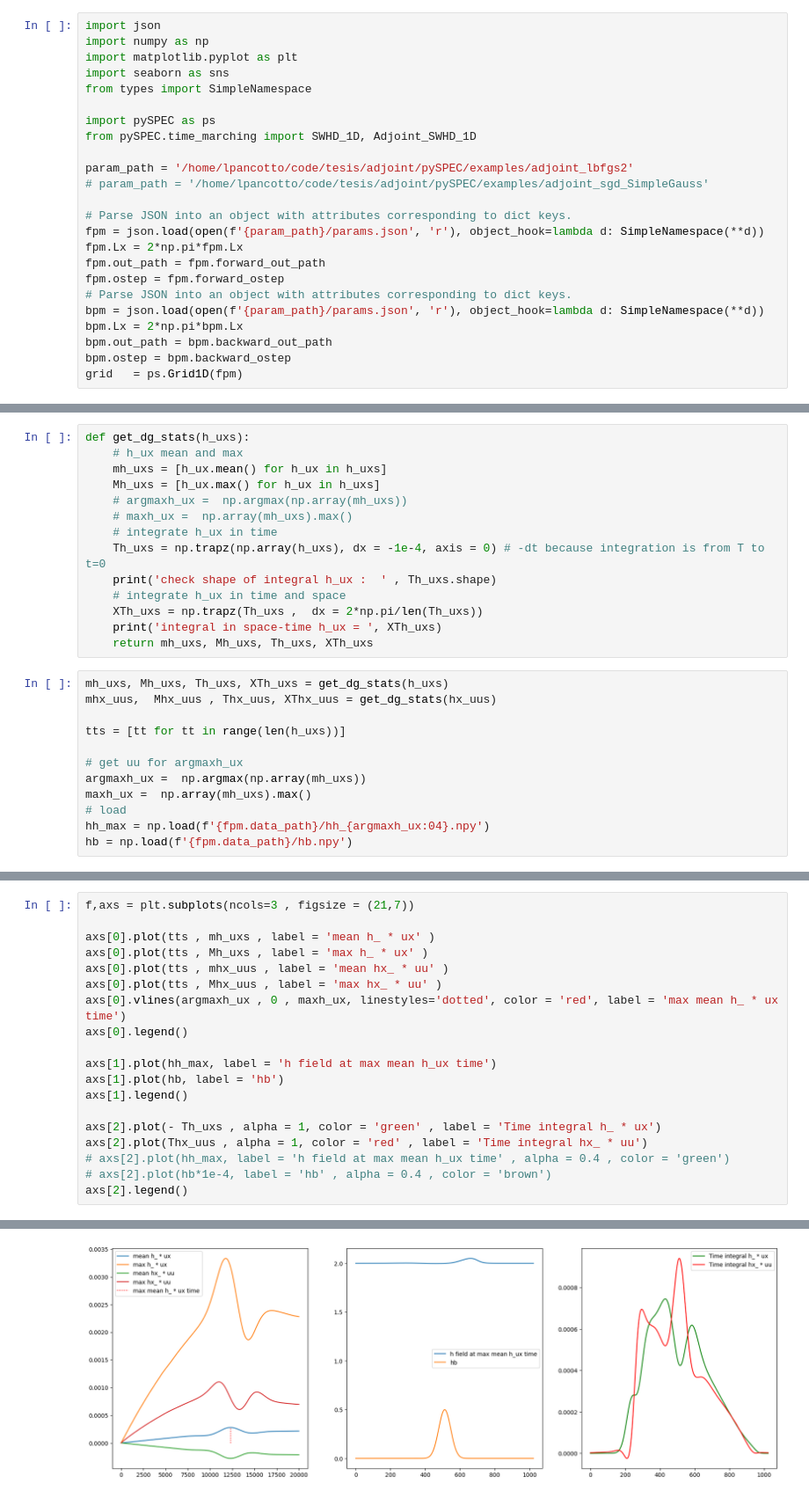
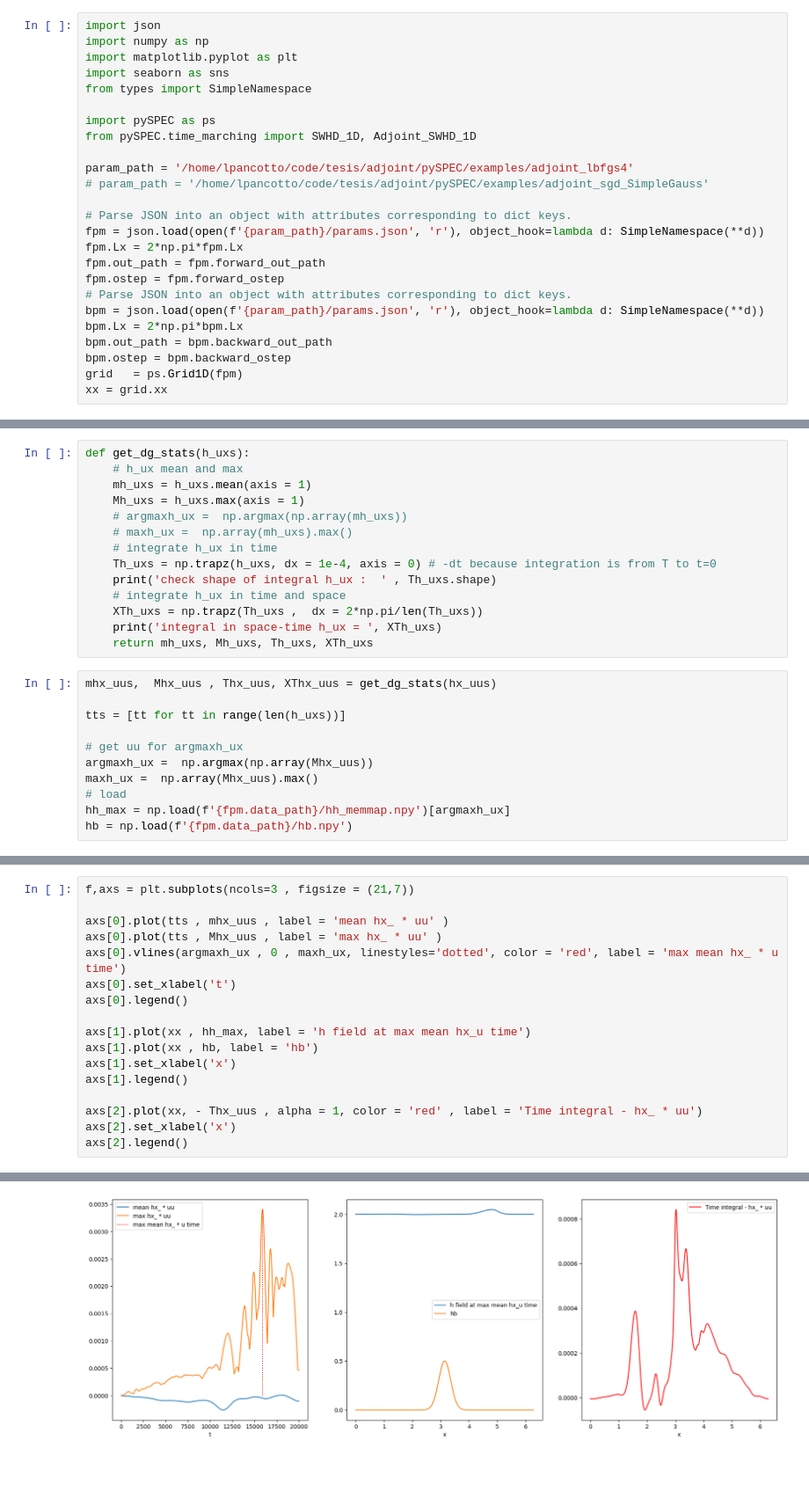
Before and after one commit to PatricioClark/pySPEC, a Jupyter notebook: plot_dg.ipynb, the cells around one changed output, grey strips where cells are left out. Shown at 88% size. Drawn from its saved outputs; the diff is of its cells as text; blank space fills up the shorter version.

```diff
--- a/plot_dg.ipynb
+++ b/plot_dg.ipynb
@@ -8,7 +8,7 @@ from types import SimpleNamespace
 import pySPEC as ps
 from pySPEC.time_marching import SWHD_1D, Adjoint_SWHD_1D
 
-param_path = '/home/lpancotto/code/tesis/adjoint/pySPEC/examples/adjoint_lbfgs2'
+param_path = '/home/lpancotto/code/tesis/adjoint/pySPEC/examples/adjoint_lbfgs4'
 # param_path = '/home/lpancotto/code/tesis/adjoint/pySPEC/examples/adjoint_sgd_SimpleGauss'
 
 # Parse JSON into an object with attributes corresponding to dict keys.
@@ -22,6 +22,7 @@ bpm.Lx = 2*np.pi*bpm.Lx
 bpm.out_path = bpm.backward_out_path
 bpm.ostep = bpm.backward_ostep
 grid   = ps.Grid1D(fpm)
+xx = grid.xx
 # %%
 Nt = round(fpm.T/fpm.dt)
 h_uxs =   np.load(f'{bpm.out_path}/h_ux_memmap.npy', mmap_mode='r') # all uu fields in time
@@ -47,28 +35,27 @@ memmap([[-8.94297796e-09, -8.82698874e-09, -8.69224799e-09, ...,
 # %%
 def get_dg_stats(h_uxs):
     # h_ux mean and max
-    mh_uxs = [h_ux.mean() for h_ux in h_uxs]
-    Mh_uxs = [h_ux.max() for h_ux in h_uxs]
+    mh_uxs = h_uxs.mean(axis = 1)
+    Mh_uxs = h_uxs.max(axis = 1)
     # argmaxh_ux =  np.argmax(np.array(mh_uxs))
     # maxh_ux =  np.array(mh_uxs).max()
     # integrate h_ux in time
-    Th_uxs = np.trapz(np.array(h_uxs), dx = -1e-4, axis = 0) # -dt because integration is from T to t=0
+    Th_uxs = np.trapz(h_uxs, dx = 1e-4, axis = 0) # -dt because integration is from T to t=0
     print('check shape of integral h_ux :  ' , Th_uxs.shape)
     # integrate h_ux in time and space
     XTh_uxs = np.trapz(Th_uxs ,  dx = 2*np.pi/len(Th_uxs))
     print('integral in space-time h_ux = ', XTh_uxs)
     return mh_uxs, Mh_uxs, Th_uxs, XTh_uxs
 # %%
-mh_uxs, Mh_uxs, Th_uxs, XTh_uxs = get_dg_stats(h_uxs)
 mhx_uus,  Mhx_uus , Thx_uus, XThx_uus = get_dg_stats(hx_uus)
 
 tts = [tt for tt in range(len(h_uxs))]
 
 # get uu for argmaxh_ux
-argmaxh_ux =  np.argmax(np.array(mh_uxs))
-maxh_ux =  np.array(mh_uxs).max()
+argmaxh_ux =  np.argmax(np.array(Mhx_uus))
+maxh_ux =  np.array(Mhx_uus).max()
 # load
-hh_max = np.load(f'{fpm.data_path}/hh_{argmaxh_ux:04}.npy')
+hh_max = np.load(f'{fpm.data_path}/hh_memmap.npy')[argmaxh_ux]
 hb = np.load(f'{fpm.data_path}/hb.npy')
 # %% [output]
 check shape of integral h_ux :   (1024,)
@@ -78,22 +63,20 @@ integral in space-time h_ux =  0.001829610309384222
 # %%
 f,axs = plt.subplots(ncols=3 , figsize = (21,7))
 
-axs[0].plot(tts , mh_uxs , label = 'mean h_ * ux' )
-axs[0].plot(tts , Mh_uxs , label = 'max h_ * ux' )
 axs[0].plot(tts , mhx_uus , label = 'mean hx_ * uu' )
 axs[0].plot(tts , Mhx_uus , label = 'max hx_ * uu' )
-axs[0].vlines(argmaxh_ux , 0 , maxh_ux, linestyles='dotted', color = 'red', label = 'max mean h_ * ux time')
+axs[0].vlines(argmaxh_ux , 0 , maxh_ux, linestyles='dotted', color = 'red', label = 'max mean hx_ * u time')
+axs[0].set_xlabel('t')
 axs[0].legend()
 
-axs[1].plot(hh_max, label = 'h field at max mean h_ux time')
-axs[1].plot(hb, label = 'hb')
+axs[1].plot(xx , hh_max, label = 'h field at max mean hx_u time')
+axs[1].plot(xx , hb, label = 'hb')
+axs[1].set_xlabel('x')
 axs[1].legend()
 
-axs[2].plot(- Th_uxs , alpha = 1, color = 'green' , label = 'Time integral h_ * ux')
-axs[2].plot(Thx_uus , alpha = 1, color = 'red' , label = 'Time integral hx_ * uu')
-# axs[2].plot(hh_max, label = 'h field at max mean h_ux time' , alpha = 0.4 , color = 'green')
-# axs[2].plot(hb*1e-4, label = 'hb' , alpha = 0.4 , color = 'brown')
+axs[2].plot(xx, - Thx_uus , alpha = 1, color = 'red' , label = 'Time integral - hx_ * uu')
+axs[2].set_xlabel('x')
 axs[2].legend()
 # %% [output]
 <matplotlib.legend.Legend at 0x...>
-[figure, old version]
+[figure, new version]
```
Also changed, not shown: parts of 11 cells of this notebook, 31 other files.
